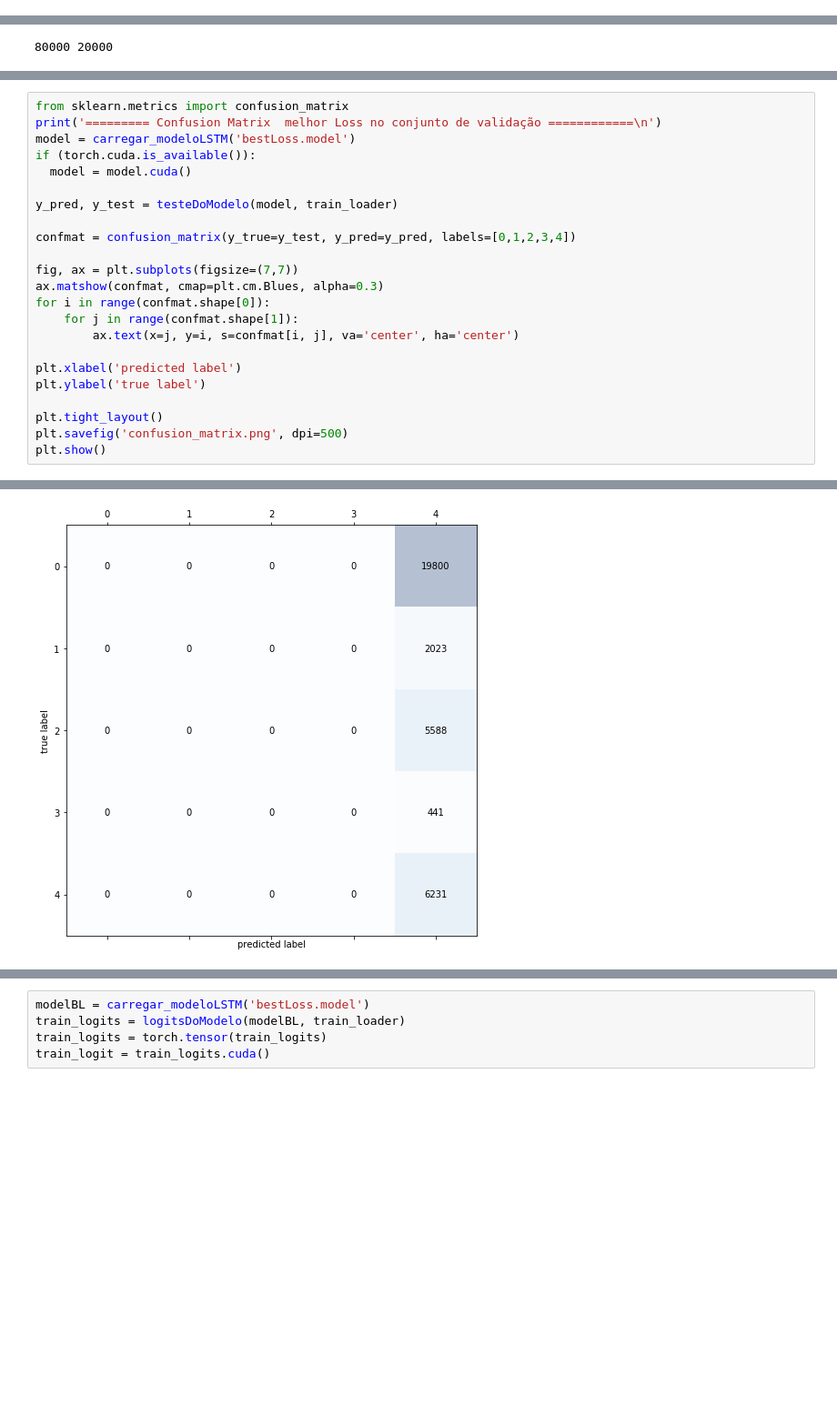
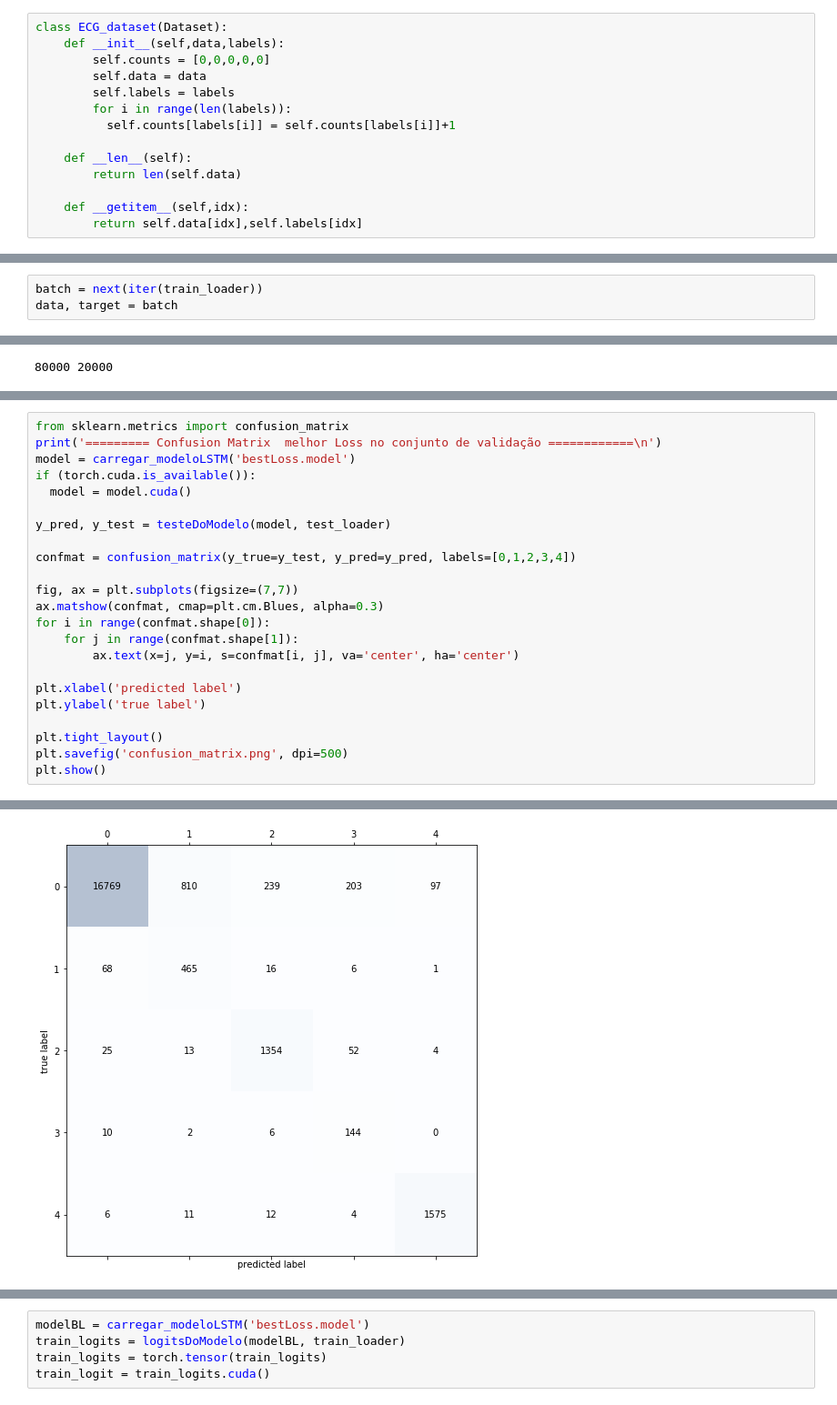
Before and after one commit to jvitors23/experimentos-PIBIC, a Jupyter notebook: kdRNN.ipynb, the cells around one changed output, grey strips where cells are left out. Shown at 91% size. Cells and saved outputs as stored; diff of their text form; blank space fills up the shorter version.

```diff
--- a/kdRNN.ipynb
+++ b/kdRNN.ipynb
@@ -87,6 +87,20 @@ plt.xlabel("Time (ms)", fontsize=15)
 plt.show()
 # %% [output]
 [figure]
+# %%
+class ECG_dataset(Dataset):
+    def __init__(self,data,labels):
+        self.counts = [0,0,0,0,0]
+        self.data = data
+        self.labels = labels
+        for i in range(len(labels)):
+          self.counts[labels[i]] = self.counts[labels[i]]+1
+
+    def __len__(self):
+        return len(self.data)
+
+    def __getitem__(self,idx):
+        return self.data[idx],self.labels[idx]
 # %%
 def ecg_data():
   #read the data
@@ -328,3 +348,6 @@ def getLoaders():
   test_loader  = torch.utils.data.DataLoader(test_set, batch_size=32, shuffle=False, num_workers=0)
 
   return train_loader, valid_loader, test_loader
+# %%
+batch = next(iter(train_loader))
+data, target = batch
@@ -787,7 +847,7 @@ model = carregar_modeloLSTM('bestLoss.model')
 if (torch.cuda.is_available()):
   model = model.cuda()
 
-y_pred, y_test = testeDoModelo(model, train_loader)
+y_pred, y_test = testeDoModelo(model, test_loader)
 
 confmat = confusion_matrix(y_true=y_test, y_pred=y_pred, labels=[0,1,2,3,4])
 
@@ -810 +870 @@ Test loss is  0.15 and Test accuracy is 6231/34083 18.28%
-[figure, old version]
+[figure, new version]
```
Also changed, not shown: parts of 19 cells of this notebook.
